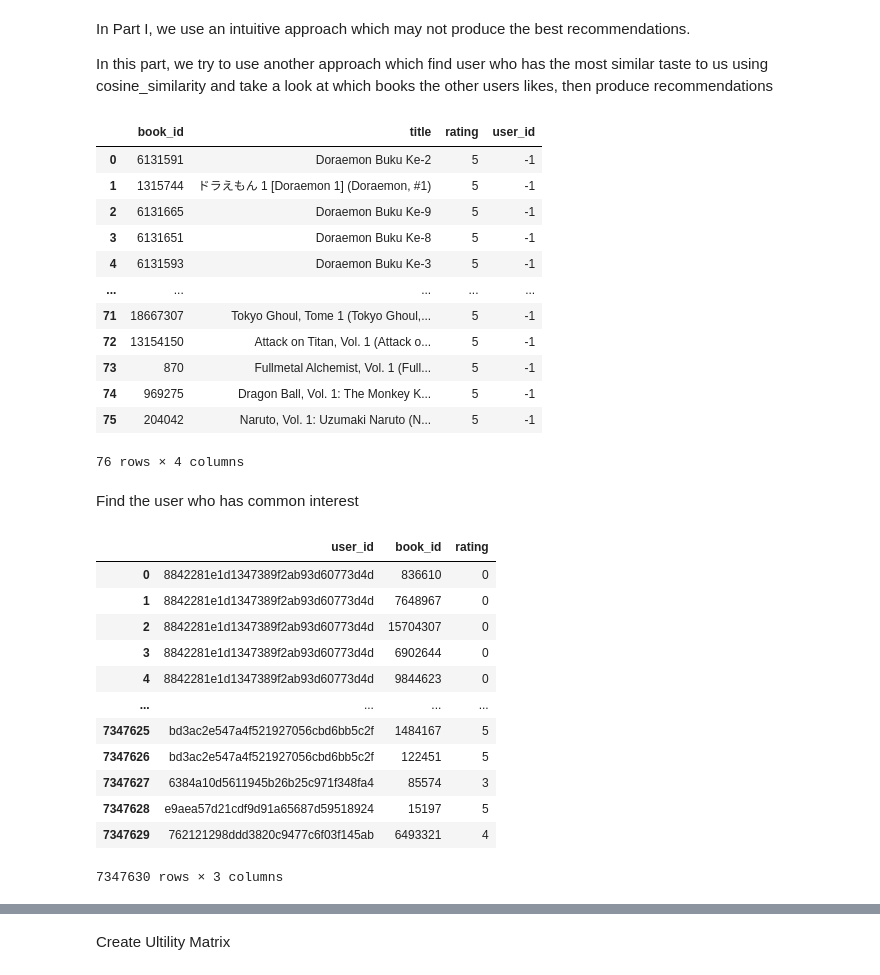
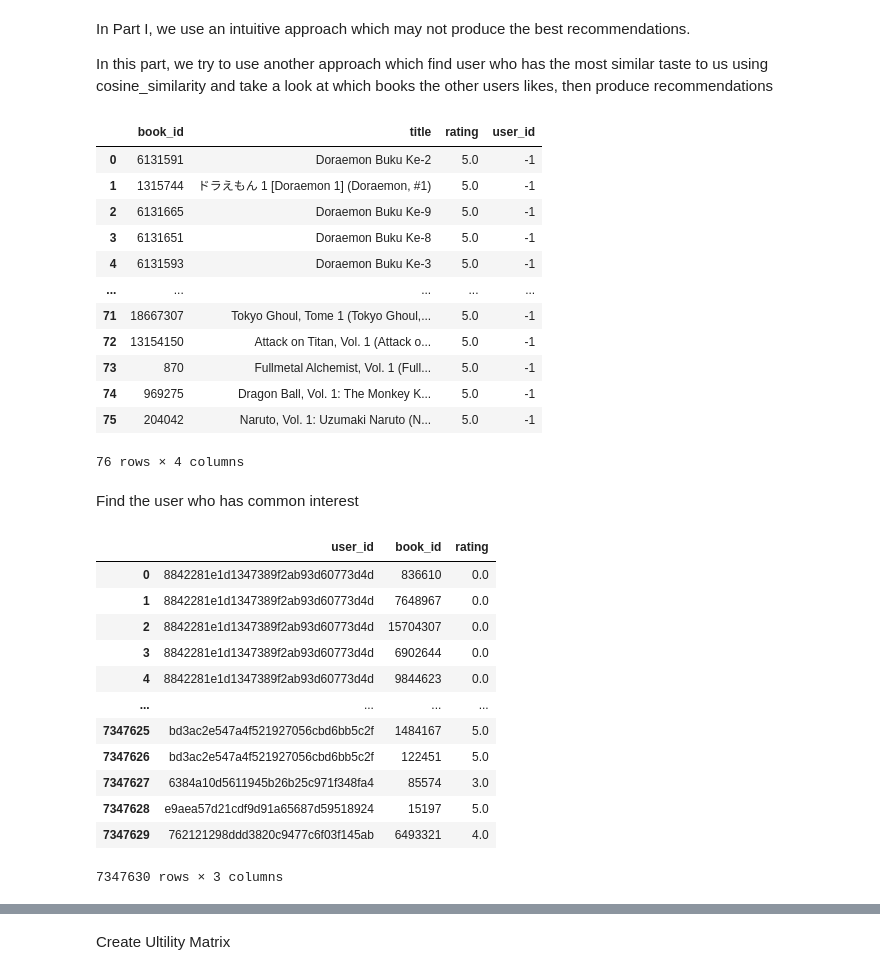
Before and after one commit to siunhanvjp/CF-Books-Recommender, a Jupyter notebook: book_recommendation.ipynb, the cells around one changed output, grey strips where cells are left out. Saved outputs shown, nothing was run; the diff lists cells and outputs as text; code cells hidden in the pictures.

```diff
--- a/book_recommendation.ipynb
+++ b/book_recommendation.ipynb
@@ -280,20 +280,21 @@ In this part, we try to use another approach which find user who has the most si
 # read the list of my rated books
 my_books = pd.read_csv("goodreads_library_export.csv")
 my_books["book_id"] = my_books["book_id"].astype(str)
+my_books["rating"] = (my_books["rating"]).astype(float)
 my_books
 # %% [output]
 |  | book_id | title | rating | user_id |
-| 0 | 6131591 | Doraemon Buku Ke-2 | 5 | -1 |
-| 1 | 1315744 | ドラえもん 1 [Doraemon 1] (Doraemon, #1) | 5 | -1 |
-| 2 | 6131665 | Doraemon Buku Ke-9 | 5 | -1 |
-| 3 | 6131651 | Doraemon Buku Ke-8 | 5 | -1 |
-| 4 | 6131593 | Doraemon Buku Ke-3 | 5 | -1 |
+| 0 | 6131591 | Doraemon Buku Ke-2 | 5.0 | -1 |
+| 1 | 1315744 | ドラえもん 1 [Doraemon 1] (Doraemon, #1) | 5.0 | -1 |
+| 2 | 6131665 | Doraemon Buku Ke-9 | 5.0 | -1 |
+| 3 | 6131651 | Doraemon Buku Ke-8 | 5.0 | -1 |
+| 4 | 6131593 | Doraemon Buku Ke-3 | 5.0 | -1 |
 | ... | ... | ... | ... | ... |
-| 71 | 18667307 | Tokyo Ghoul, Tome 1 (Tokyo Ghoul,... | 5 | -1 |
-| 72 | 13154150 | Attack on Titan, Vol. 1 (Attack o... | 5 | -1 |
-| 73 | 870 | Fullmetal Alchemist, Vol. 1 (Full... | 5 | -1 |
-| 74 | 969275 | Dragon Ball, Vol. 1: The Monkey K... | 5 | -1 |
-| 75 | 204042 | Naruto, Vol. 1: Uzumaki Naruto (N... | 5 | -1 |
+| 71 | 18667307 | Tokyo Ghoul, Tome 1 (Tokyo Ghoul,... | 5.0 | -1 |
+| 72 | 13154150 | Attack on Titan, Vol. 1 (Attack o... | 5.0 | -1 |
+| 73 | 870 | Fullmetal Alchemist, Vol. 1 (Full... | 5.0 | -1 |
+| 74 | 969275 | Dragon Ball, Vol. 1: The Monkey K... | 5.0 | -1 |
+| 75 | 204042 | Naruto, Vol. 1: Uzumaki Naruto (N... | 5.0 | -1 |
 76 rows × 4 columns
 # %%
 my_books_list = list(my_books["book_id"])
@@ -302,22 +303,22 @@ Find the user who has common interest
 # %%
 
 interactions = pd.read_csv('interactions.csv')
 interactions["book_id"] = interactions["book_id"].astype(str)
-interactions["rating"] = pd.to_numeric(interactions["rating"])
+interactions["rating"] = (interactions["rating"]).astype(float)
 interactions
 # %% [output]
 |  | user_id | book_id | rating |
-| 0 | 8842281e1d1347389f2ab93d60773d4d | 836610 | 0 |
-| 1 | 8842281e1d1347389f2ab93d60773d4d | 7648967 | 0 |
-| 2 | 8842281e1d1347389f2ab93d60773d4d | 15704307 | 0 |
-| 3 | 8842281e1d1347389f2ab93d60773d4d | 6902644 | 0 |
-| 4 | 8842281e1d1347389f2ab93d60773d4d | 9844623 | 0 |
+| 0 | 8842281e1d1347389f2ab93d60773d4d | 836610 | 0.0 |
+| 1 | 8842281e1d1347389f2ab93d60773d4d | 7648967 | 0.0 |
+| 2 | 8842281e1d1347389f2ab93d60773d4d | 15704307 | 0.0 |
+| 3 | 8842281e1d1347389f2ab93d60773d4d | 6902644 | 0.0 |
+| 4 | 8842281e1d1347389f2ab93d60773d4d | 9844623 | 0.0 |
 | ... | ... | ... | ... |
-| 7347625 | bd3ac2e547a4f521927056cbd6bb5c2f | 1484167 | 5 |
-| 7347626 | bd3ac2e547a4f521927056cbd6bb5c2f | 122451 | 5 |
-| 7347627 | 6384a10d5611945b26b25c971f348fa4 | 85574 | 3 |
-| 7347628 | e9aea57d21cdf9d91a65687d59518924 | 15197 | 5 |
-| 7347629 | 762121298ddd3820c9477c6f03f145ab | 6493321 | 4 |
+| 7347625 | bd3ac2e547a4f521927056cbd6bb5c2f | 1484167 | 5.0 |
+| 7347626 | bd3ac2e547a4f521927056cbd6bb5c2f | 122451 | 5.0 |
+| 7347627 | 6384a10d5611945b26b25c971f348fa4 | 85574 | 3.0 |
+| 7347628 | e9aea57d21cdf9d91a65687d59518924 | 15197 | 5.0 |
+| 7347629 | 762121298ddd3820c9477c6f03f145ab | 6493321 | 4.0 |
 7347630 rows × 3 columns
 # %%
 #find common interactions, which rated the same book in our favorite list
```
Also changed, not shown: parts of 17 cells of this notebook, 1 other file.
